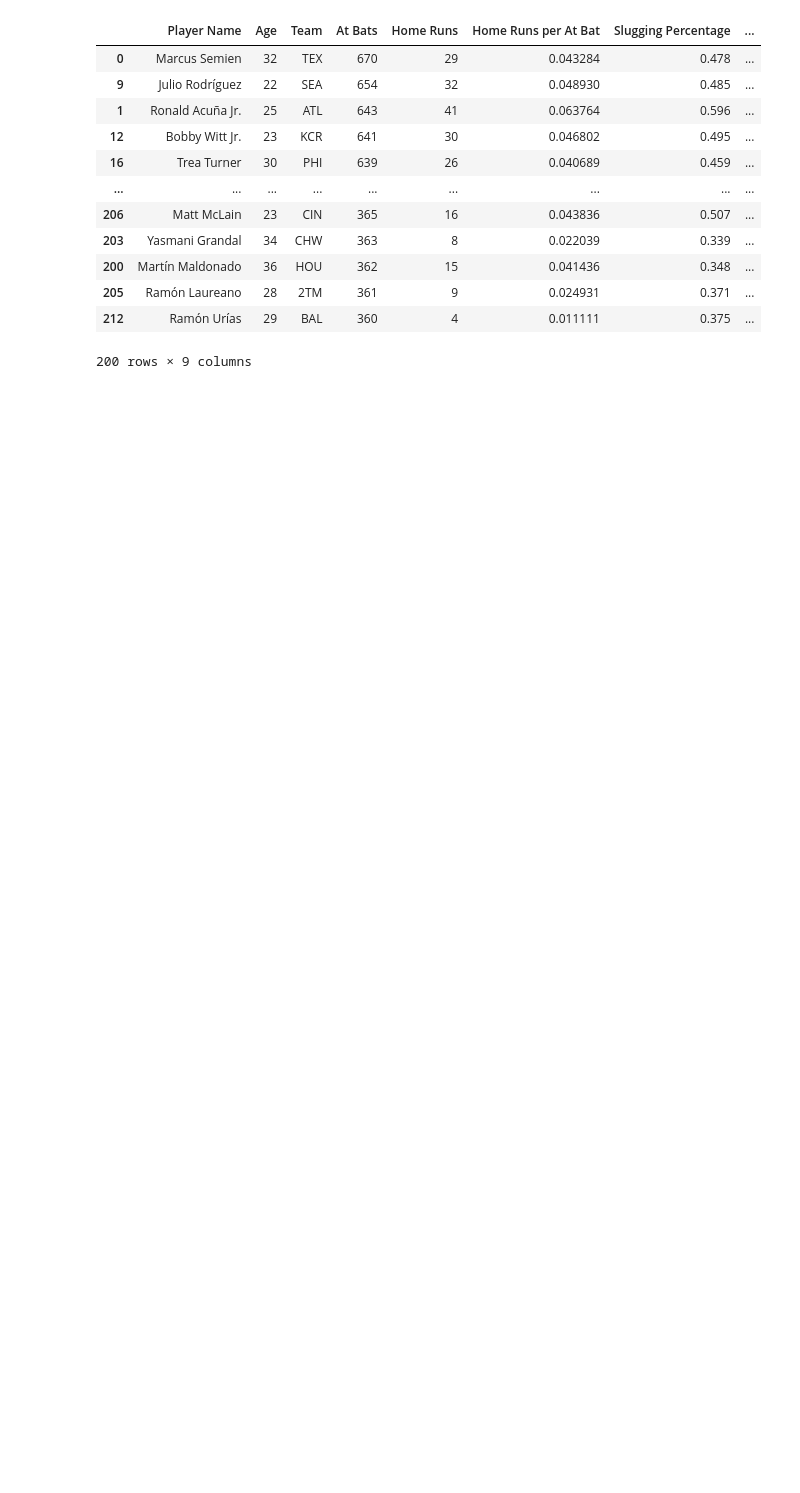
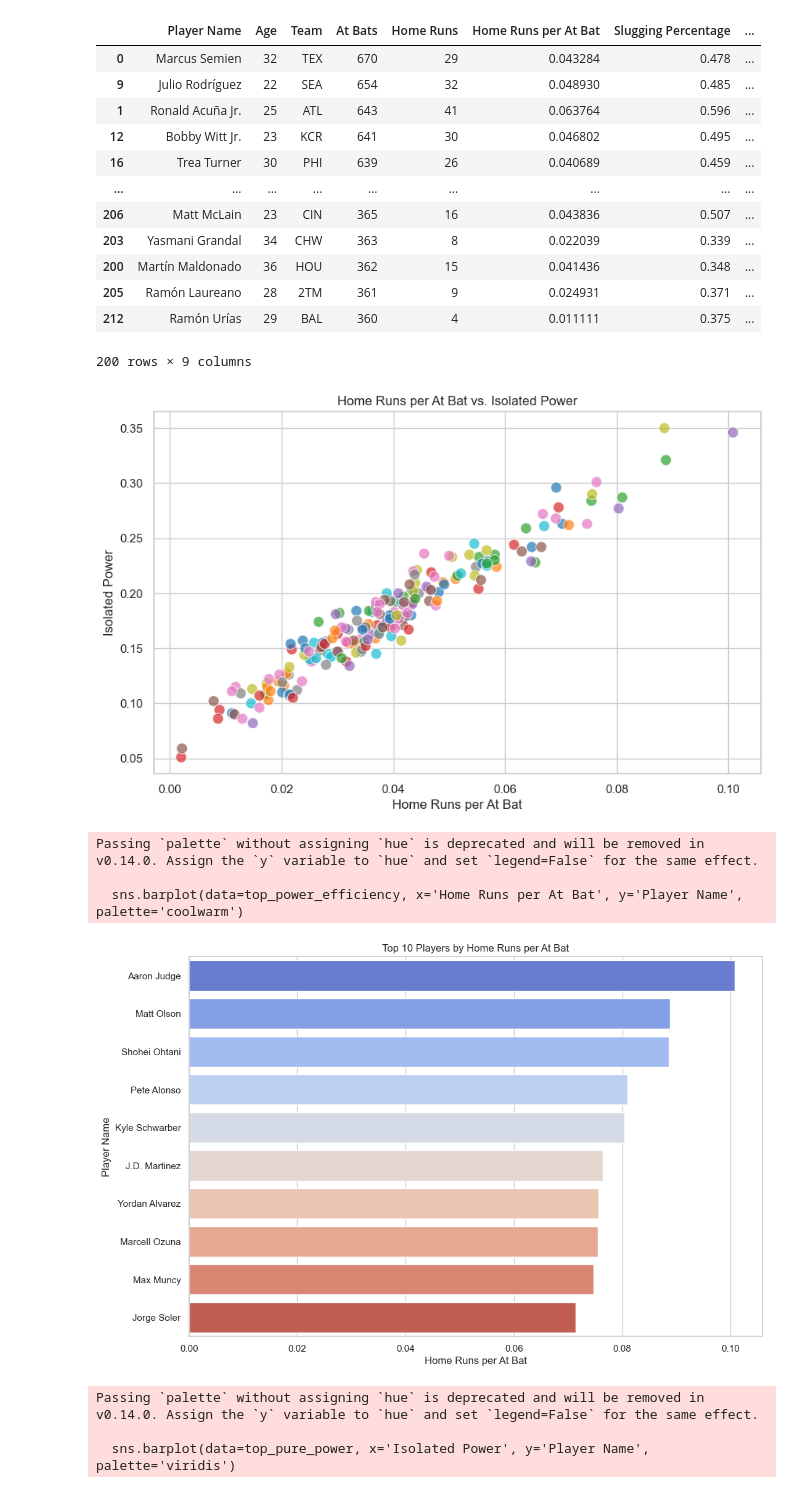
Before and after one commit to InjoongK/injoong-blog, a Jupyter notebook: _posts/baseball_data.ipynb, the cells around one changed output. Saved outputs shown, nothing was run; the diff lists cells and outputs as text; code cells hidden in the pictures; blank space fills up the shorter version.

```diff
--- a/_posts/baseball_data.ipynb
+++ b/_posts/baseball_data.ipynb
@@ -105,3 +105,54 @@ top_200_players
 | 205 | Ramón Laureano | 28 | 2TM | 361 | 9 | 0.024931 | 0.371 | ... |
 | 212 | Ramón Urías | 29 | BAL | 360 | 4 | 0.011111 | 0.375 | ... |
 200 rows × 9 columns
+# %%
+import matplotlib.pyplot as plt
+import seaborn as sns
+
+# Set plot style for consistency
+sns.set(style='whitegrid')
+
+# Scatter plot of Home Runs per At Bat vs. Isolated Power
+plt.figure(figsize=(10, 6))
+sns.scatterplot(
+    data=top_200_players,
+    x='Home Runs per At Bat',
+    y='Isolated Power',
+    hue='Team',  # Different colors for each team
+    palette='tab10',
+    legend=None,
+    s=100, alpha=0.7
+)
+
+plt.title('Home Runs per At Bat vs. Isolated Power')
+plt.xlabel('Home Runs per At Bat')
+plt.ylabel('Isolated Power')
+plt.show()
+
+
+# Top 10 Players by Home Runs per At Bat
+top_power_efficiency = top_200_players.sort_values(by='Home Runs per At Bat', ascending=False).head(10)
+plt.figure(figsize=(12, 8))
+sns.barplot(data=top_power_efficiency, x='Home Runs per At Bat', y='Player Name', palette='coolwarm')
+plt.title('Top 10 Players by Home Runs per At Bat')
+plt.xlabel('Home Runs per At Bat')
+plt.ylabel('Player Name')
+plt.show()
+
+# Top 10 Players by Isolated Power
+top_pure_power = top_200_players.sort_values(by='Isolated Power', ascending=False).head(10)
+plt.figure(figsize=(12, 8))
+sns.barplot(data=top_pure_power, x='Isolated Power', y='Player Name', palette='viridis')
+plt.title('Top 10 Players by Isolated Power')
+plt.xlabel('Isolated Power')
+plt.ylabel('Player Name')
+plt.show()
+# %% [output]
+[figure, added]
+Passing `palette` without assigning `hue` is deprecated and will be removed in v0.14.0. Assign the `y` variable to `hue` and set `legend=False` for the same effect.
+
+  sns.barplot(data=top_power_efficiency, x='Home Runs per At Bat', y='Player Name', palette='coolwarm')
+[figure, added]
+Passing `palette` without assigning `hue` is deprecated and will be removed in v0.14.0. Assign the `y` variable to `hue` and set `legend=False` for the same effect.
+
+  sns.barplot(data=top_pure_power, x='Isolated Power', y='Player Name', palette='viridis')
```
Also changed, not shown: parts of 1 cell of this notebook, 1 other file.
